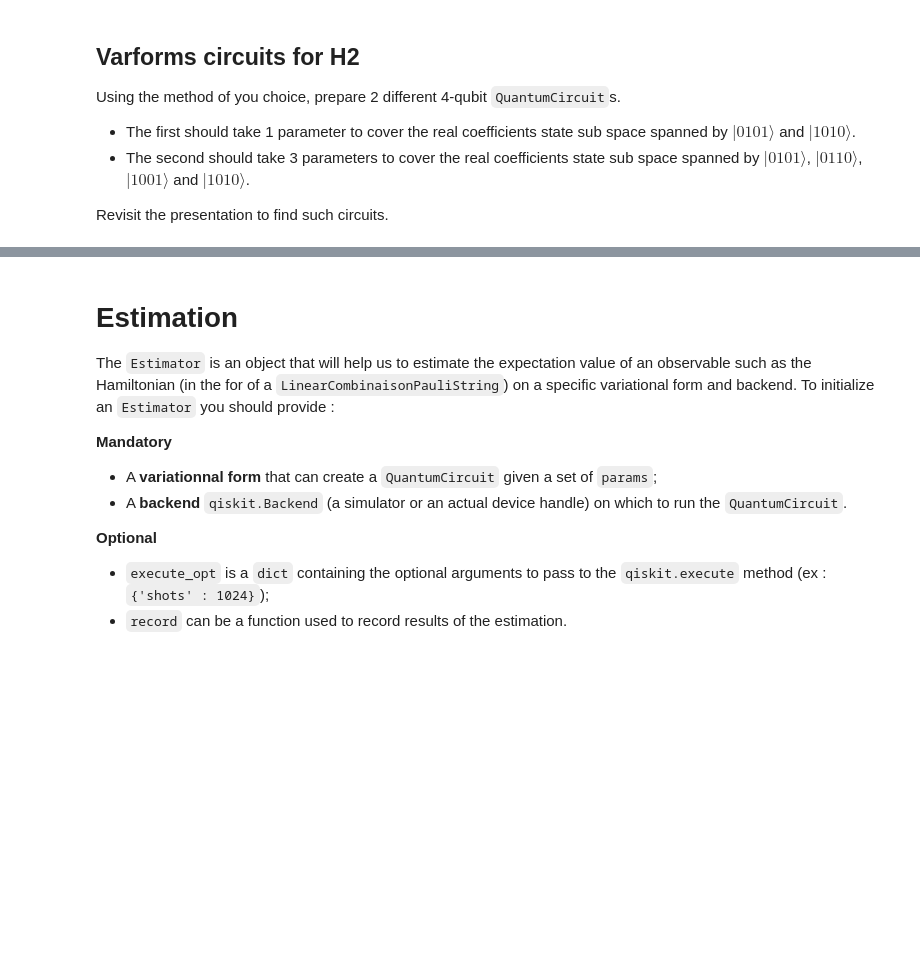
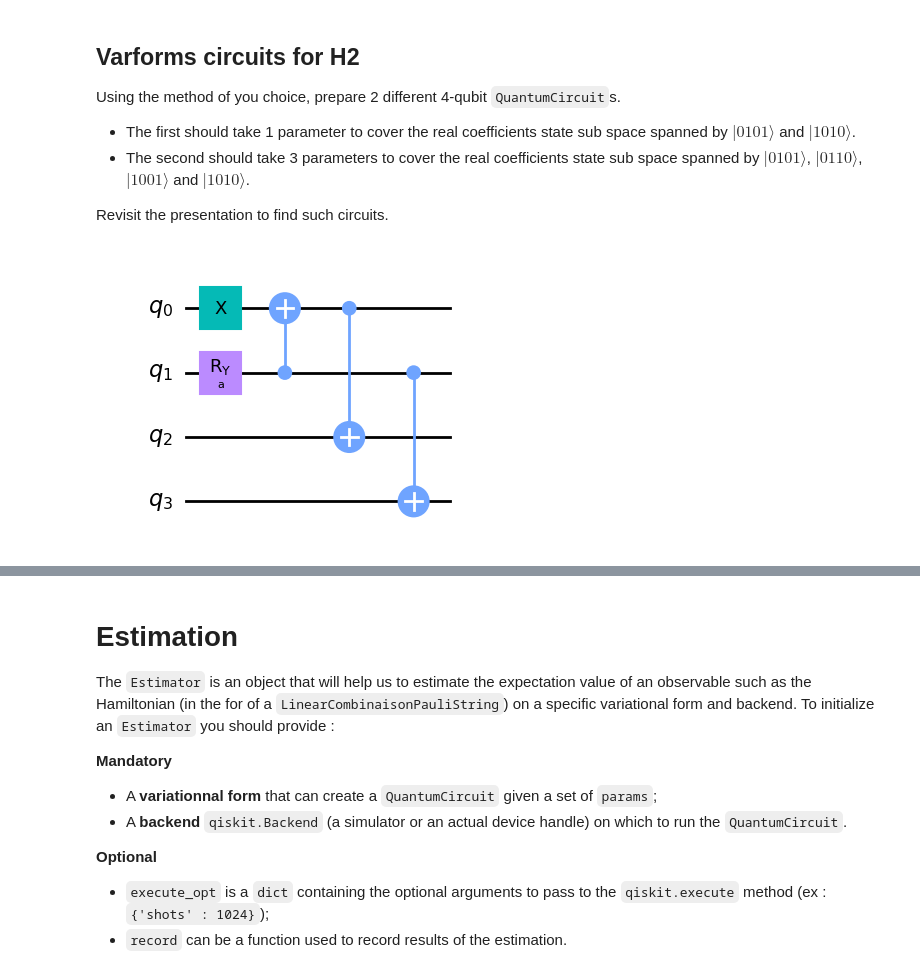
Before and after one commit to QSciTech-QuantumBC-Workshop/group-8, a Jupyter notebook: activity_vqe.ipynb, the cells around one changed output, grey strips where cells are left out. Saved outputs shown, nothing was run; the diff lists cells and outputs as text; code cells hidden in the pictures; blank space fills up the shorter version.

```diff
--- a/activity_vqe.ipynb
+++ b/activity_vqe.ipynb
@@ -108,11 +120,19 @@ Revisit the presentation to find such circuits.
 # %%
 varform_4qubits_1param = QuantumCircuit(4)
 a = Parameter('a')
 """
 Your code here
 """
+varform_4qubits_1param.ry(a,1)
+varform_4qubits_1param.x(0)
+varform_4qubits_1param.cx(1,0)
+varform_4qubits_1param.cx(0,2)
+varform_4qubits_1param.cx(1,3)
+
 
 varform_4qubits_1param.draw('mpl')
+# %% [output]
+[figure, added]
 # %%
 varform_4qubits_3params = QuantumCircuit(4)
 a = Parameter('a')
```
Also changed, not shown: parts of 27 cells of this notebook, 4 other files.
